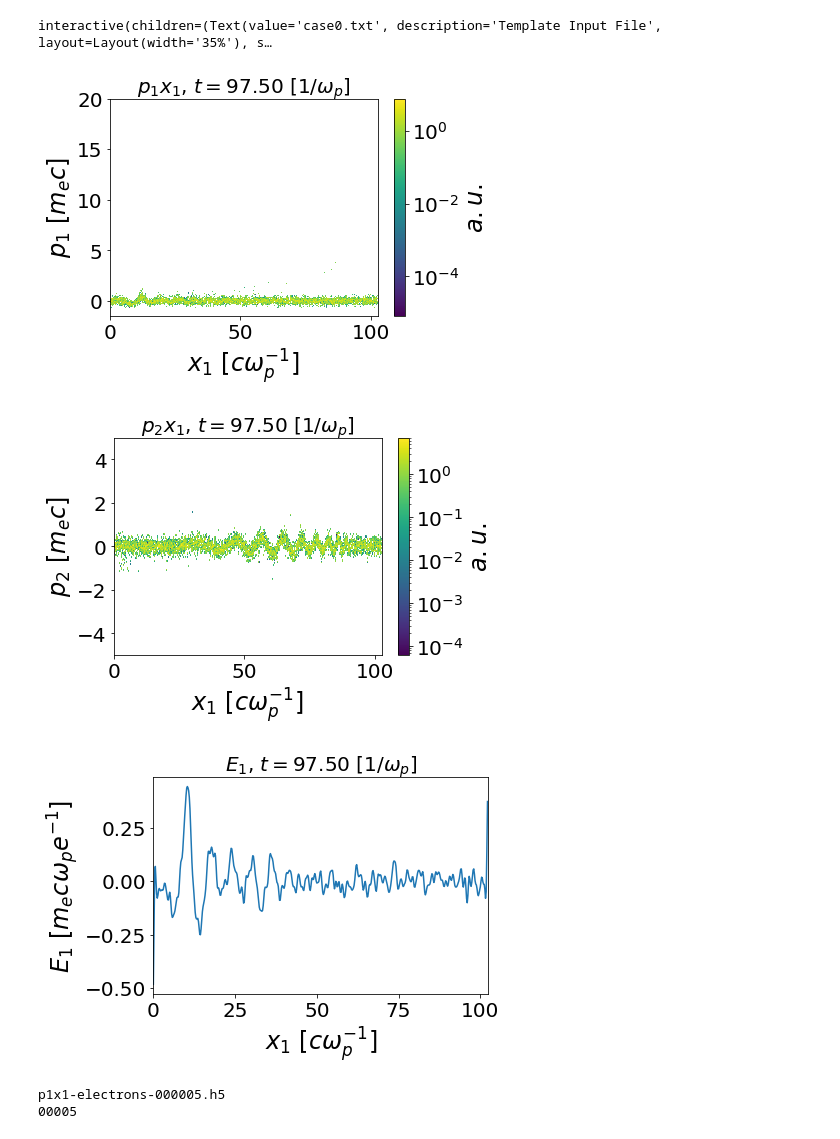
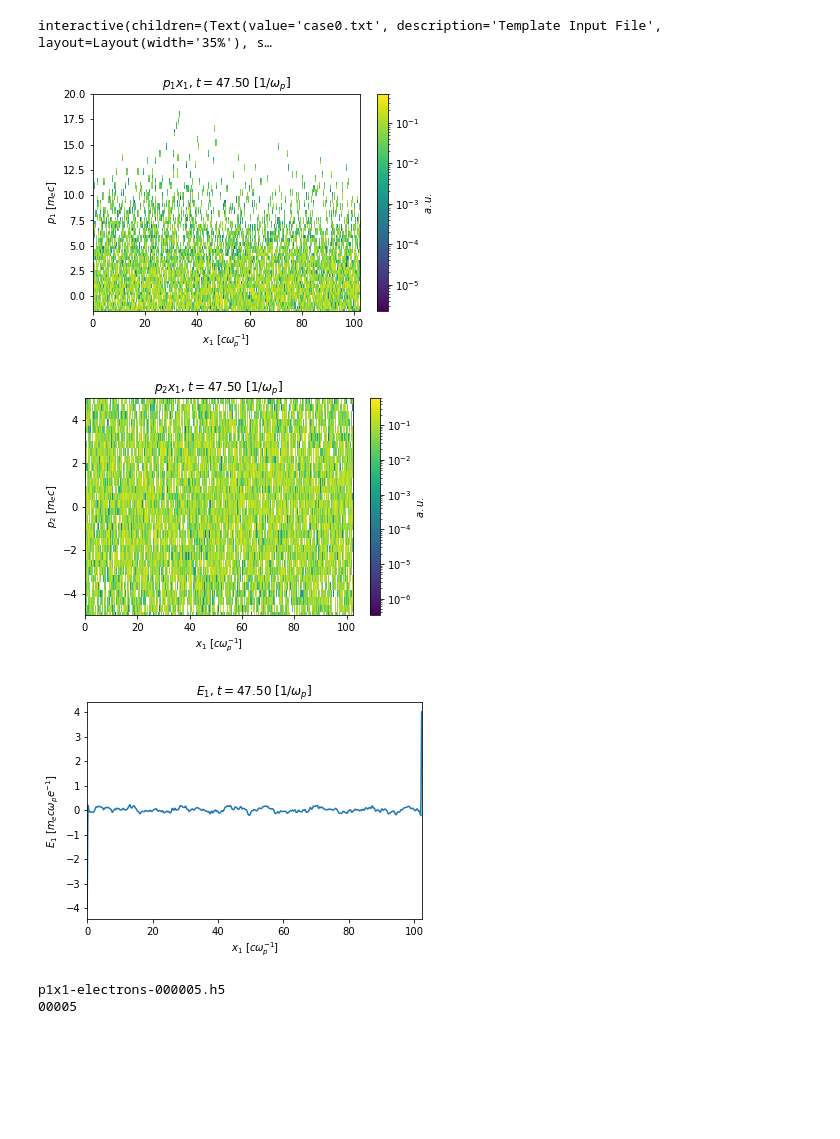
Before and after one commit to UCLA-Plasma-Simulation-Group/JupyterPIC, a Jupyter notebook: dev/Tajima-Dawson-1979/tajima-dawson.ipynb, the cells around one changed output. Drawn from its saved outputs; the diff is of its cells as text; code cells hidden in the pictures; blank space fills up the shorter version.

```diff
--- a/dev/Tajima-Dawson-1979/tajima-dawson.ipynb
+++ b/dev/Tajima-Dawson-1979/tajima-dawson.ipynb
@@ -188,17 +218,17 @@ interact_calc(newifile,iname=a,oname=b,uth=c,a0=d,omega0=e,t_flat=f);
 # %% [output]
 interactive(children=(Text(value='case0.txt', description='Template Input File', layout=Layout(width='35%'), s…
 # %%
-dirname = './case1'
+dirname = './case2'
 p1x1=read_h5(dirname + '/MS/PHA/p1x1/electrons/p1x1-electrons-000500.h5')
 new_fig(np.abs(p1x1), norm=LogNorm(), xlim=[0, 102.4], ylim=[-1.5, 20])
 p2x1=read_h5(dirname + '/MS/PHA/p2x1/electrons/p2x1-electrons-000500.h5')
 new_fig(np.abs(p2x1), norm=LogNorm(), xlim=[0, 102.4], ylim=[-5, 5])
 e1 = read_h5(dirname + '/MS/FLD/e1/e1-000500.h5')
 new_fig(e1, xlim=[0, 102.4])
 # %% [output]
-[figure, old version]
+[figure, new version]
-[figure, old version]
+[figure, new version]
-[figure, old version]
+[figure, new version]
 # %%
 from osiris import tajima
 dirname = './case1'
```
Also changed, not shown: parts of 7 cells of this notebook.
